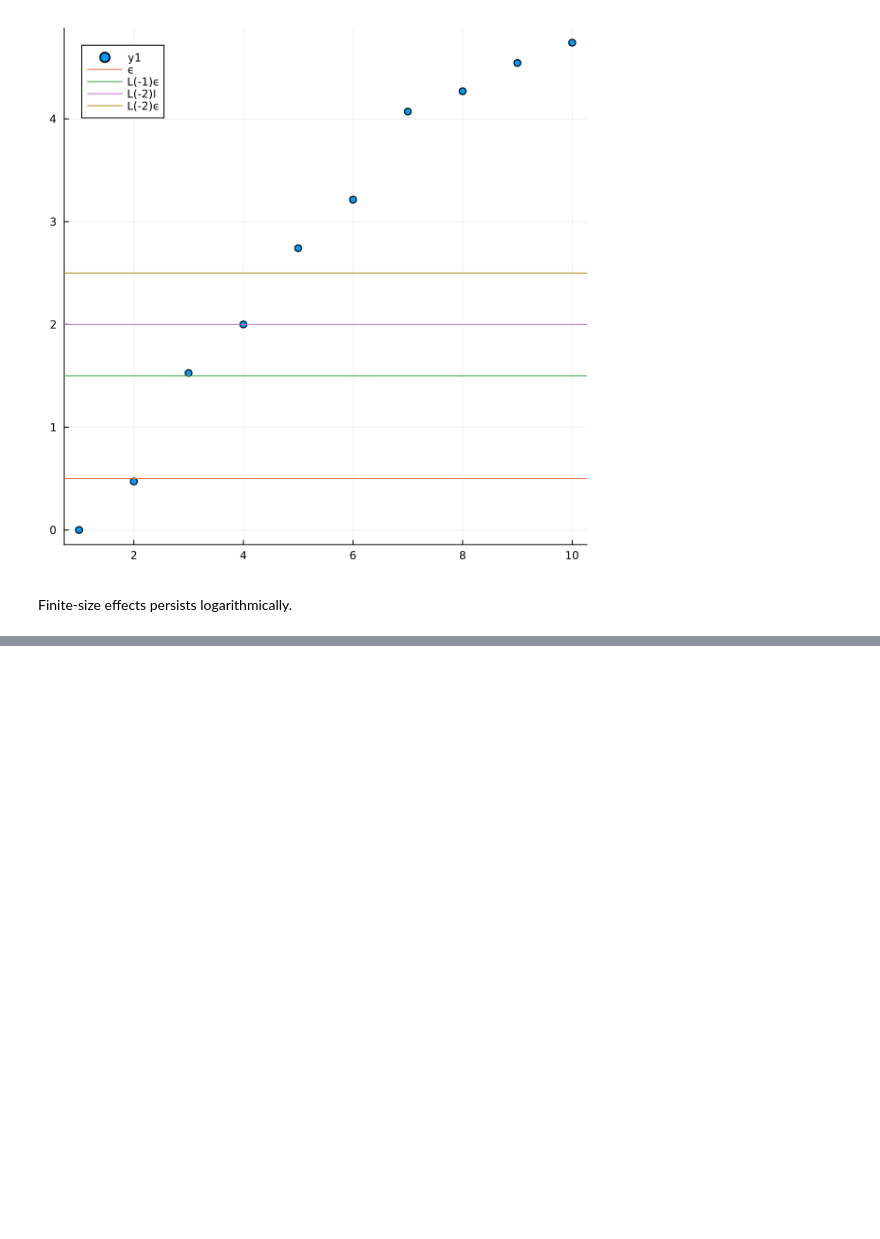
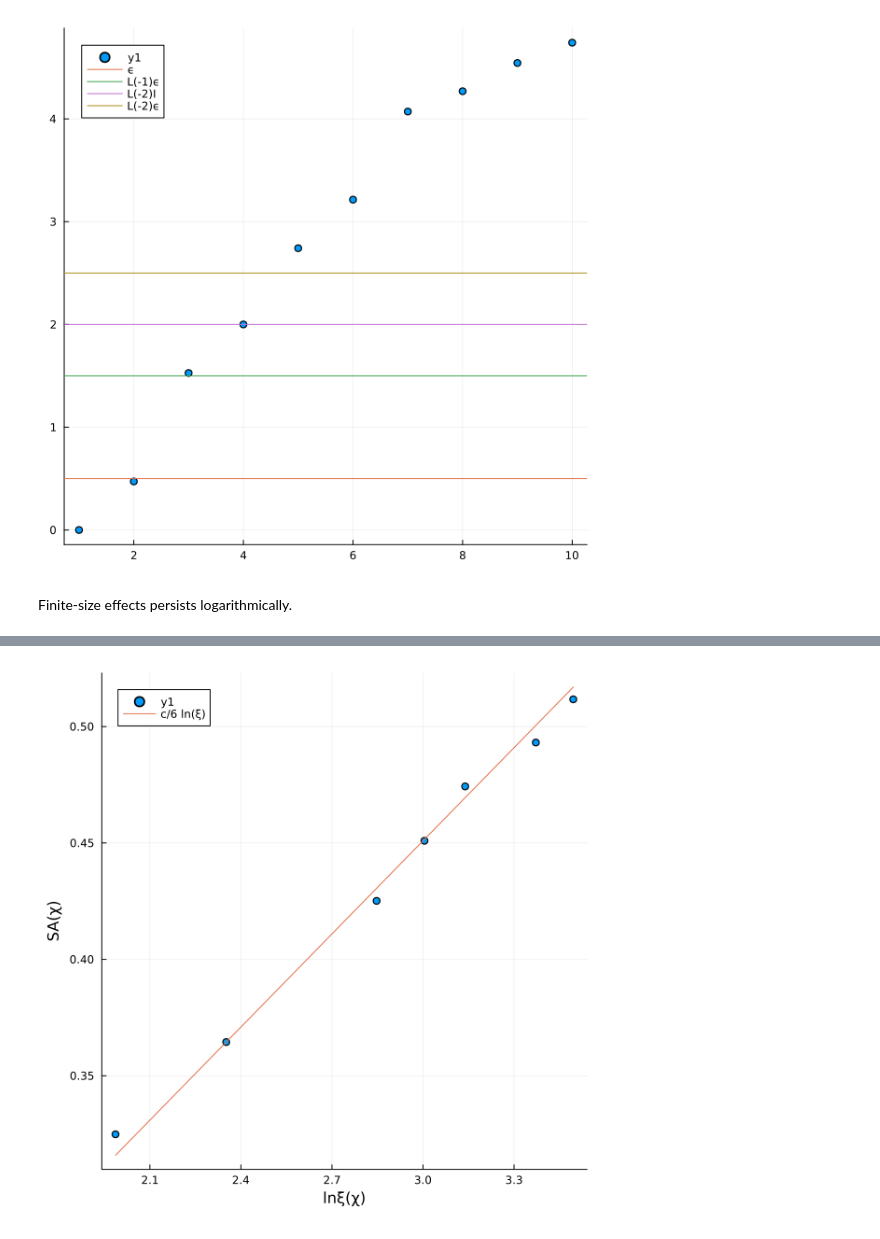
Before and after one commit to dartsushi/MPSKit_tutorial, a Jupyter notebook: mps_tutorial.ipynb, the cells around one changed output, grey strips where cells are left out. Cells and saved outputs as stored; diff of their text form; code cells hidden in the pictures; blank space fills up the shorter version.

```diff
--- a/mps_tutorial.ipynb
+++ b/mps_tutorial.ipynb
@@ -623,0 +612,6 @@ H_Potts∞ = @mpoham sum(nearest_neighbours(lattice∞)) do (i, j)
+# %%
+c = 0.8
+plot(log.(ξ_list),SA_list,st=:scatter,size=(600,600),xlabel="lnξ(χ)",ylabel="SA(χ)")
+plot!(log.(ξ_list),c/6*log.(ξ_list/ξ_list[2]).+SA_list[2],label="c/6 ln(ξ)")
+# %% [output]
+[figure, added]
```
Also changed, not shown: parts of 45 cells of this notebook.
